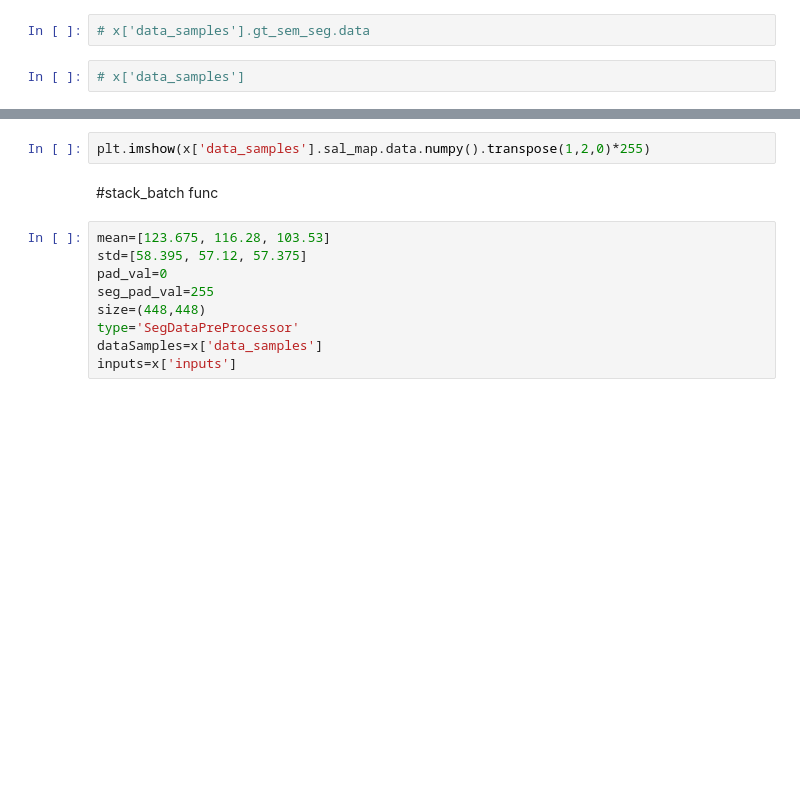
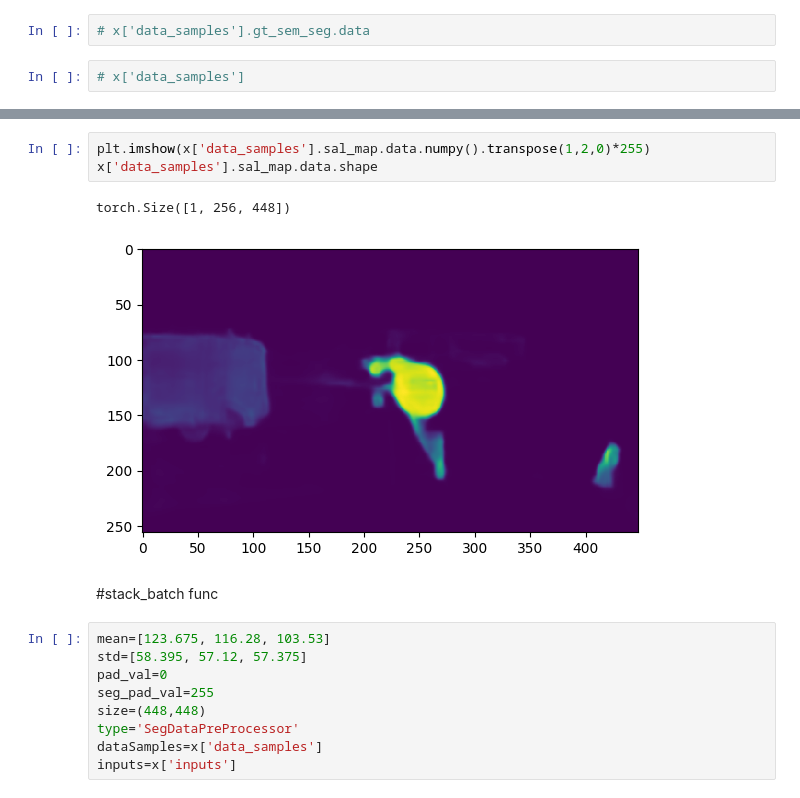
Before and after one commit to JimmyMa99/mmsegmentation, a Jupyter notebook: tools/analysis_tools/vis_data.ipynb, the cells around one changed output, grey strips where cells are left out. Saved outputs shown, nothing was run; the diff lists cells and outputs as text; blank space fills up the shorter version.

```diff
--- a/tools/analysis_tools/vis_data.ipynb
+++ b/tools/analysis_tools/vis_data.ipynb
@@ -86,5 +222,9 @@ plt.imshow(x['inputs'].numpy().transpose(1,2,0)[...,::-1])
 # %%
 plt.imshow(x['data_samples'].sal_map.data.numpy().transpose(1,2,0)*255)
+x['data_samples'].sal_map.data.shape
+# %% [output]
+torch.Size([1, 256, 448])
+[figure, added]
 # %% [markdown]
 #stack_batch func
 # %%
```
Also changed, not shown: parts of 43 cells of this notebook, 13 other files.
